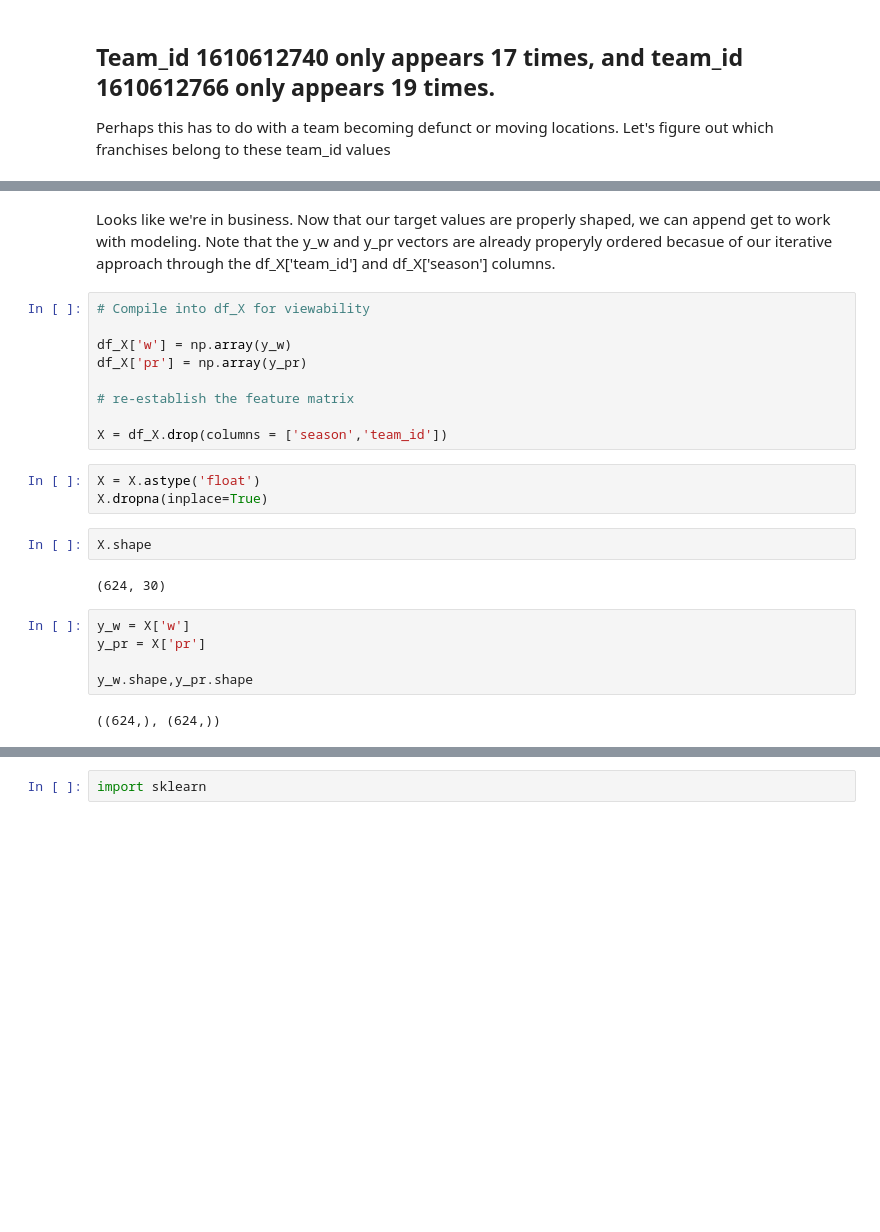
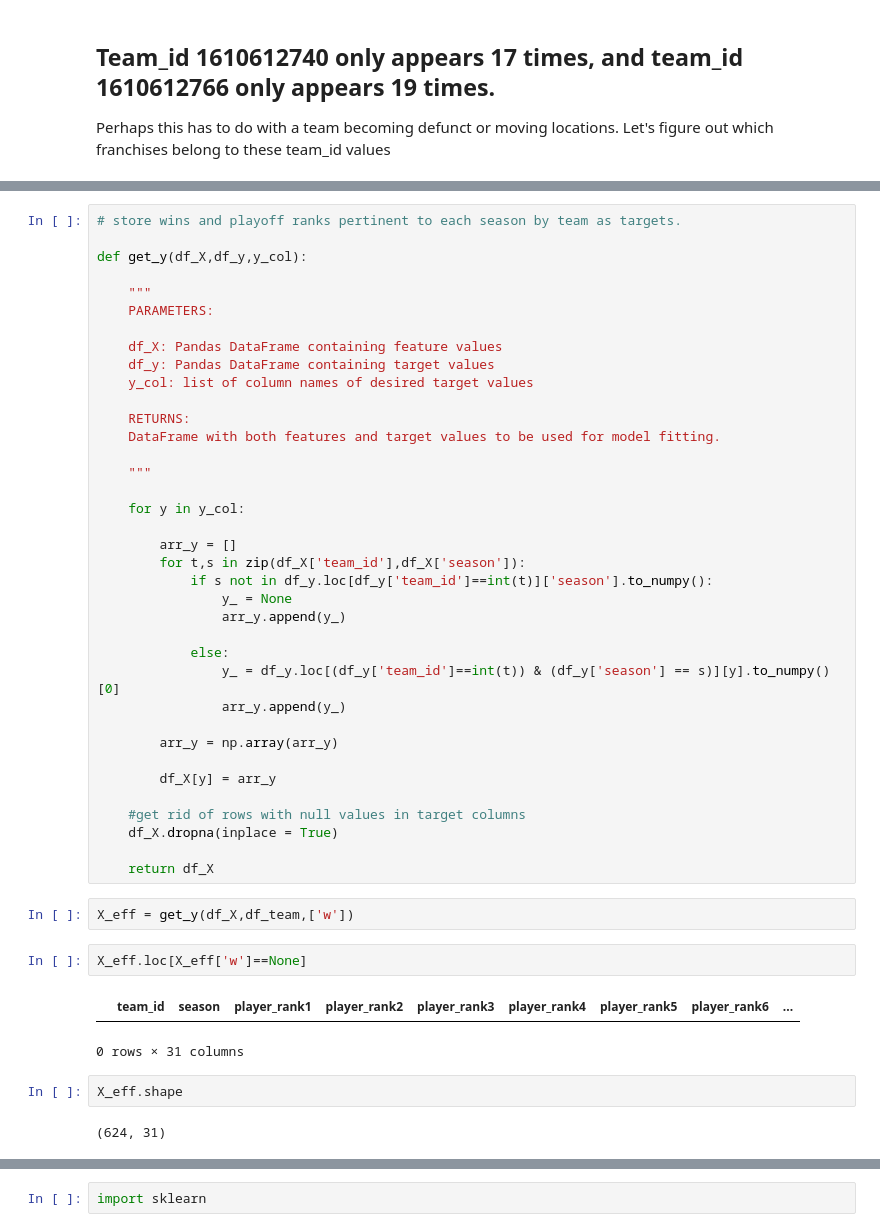
Before and after one commit to jangelchik/basketball_efficiency, a Jupyter notebook: data_and_plots.ipynb, the cells around one changed output, grey strips where cells are left out. Cells and saved outputs as stored; diff of their text form; blank space fills up the shorter version.

```diff
--- a/data_and_plots.ipynb
+++ b/data_and_plots.ipynb
@@ -703,28 +675,51 @@ y_w.shape,y_pr.shape
-# %% [markdown]
-Looks like we're in business. Now that our target values are properly shaped, we can append get to work with modeling. Note that the y_w and y_pr vectors are already properyly ordered becasue of our iterative approach through the df_X['team_id'] and df_X['season'] columns.
-# %%
-# Compile into df_X for viewability
-
-df_X['w'] = np.array(y_w)
-df_X['pr'] = np.array(y_pr)
-
-# re-establish the feature matrix
-
-X = df_X.drop(columns = ['season','team_id'])
-# %%
-X = X.astype('float')
-X.dropna(inplace=True)
+# %%
+# store wins and playoff ranks pertinent to each season by team as targets.
+
+def get_y(df_X,df_y,y_col):
+
+    """
+    PARAMETERS:
+
+    df_X: Pandas DataFrame containing feature values
+    df_y: Pandas DataFrame containing target values
+    y_col: list of column names of desired target values
+
+    RETURNS:
+    DataFrame with both features and target values to be used for model fitting.
+
+    """
+
+    for y in y_col:
+
+        arr_y = []
+        for t,s in zip(df_X['team_id'],df_X['season']):
+            if s not in df_y.loc[df_y['team_id']==int(t)]['season'].to_numpy():
+                y_ = None
+                arr_y.append(y_)
+
+            else:
+                y_ = df_y.loc[(df_y['team_id']==int(t)) & (df_y['season'] == s)][y].to_numpy()[0]
+                arr_y.append(y_)
+
+        arr_y = np.array(arr_y)
+
+        df_X[y] = arr_y
+
+    #get rid of rows with null values in target columns
+    df_X.dropna(inplace = True)
+
+    return df_X
+# %%
+X_eff = get_y(df_X,df_team,['w'])
+# %%
+X_eff.loc[X_eff['w']==None]
+# %% [output]
+|  | team_id | season | player_rank1 | player_rank2 | player_rank3 | player_rank4 | player_rank5 | player_rank6 | ... |
+0 rows × 31 columns
 # %%
-X.shape
+X_eff.shape
 # %% [output]
-(624, 30)
+(624, 31)
-# %%
-y_w = X['w']
-y_pr = X['pr']
-
-y_w.shape,y_pr.shape
-# %% [output]
-((624,), (624,))
 # %% [markdown]
 ## Let's try a 'Stupid Model' fit, just plugging in our values as is and seeing what we get.
 
```
Also changed, not shown: parts of 41 cells of this notebook, 1 other file.
